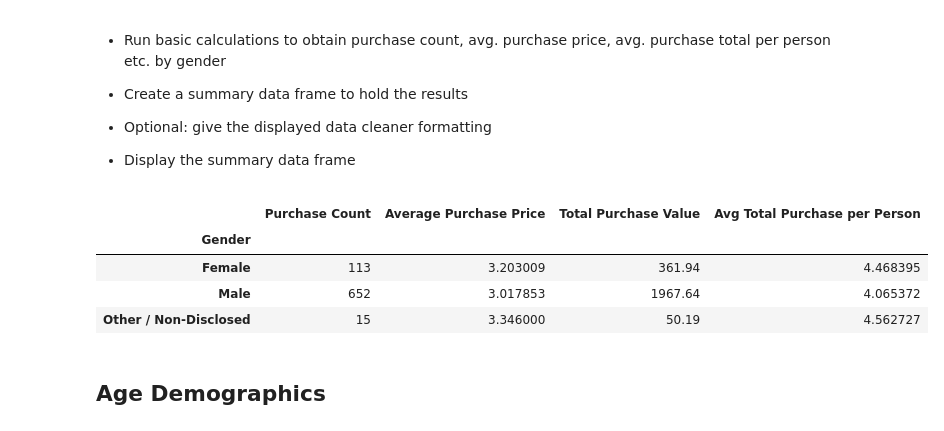
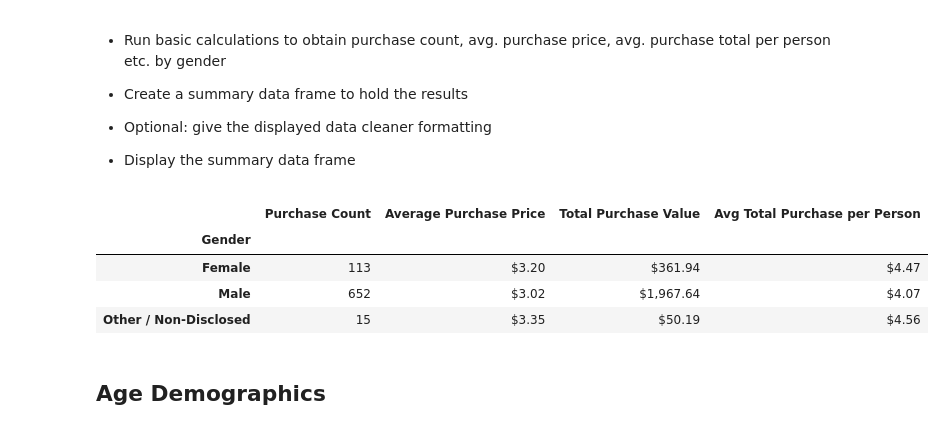
Before and after one commit to mongrella/pandas-challenge, a Jupyter notebook: HeroesofPymoli/HeroesofPymoli.ipynb, the cells around one changed output. Cells and saved outputs as stored; diff of their text form; code cells hidden in the pictures.

Commit message:
additional mapping edits

```diff
--- a/HeroesofPymoli/HeroesofPymoli.ipynb
+++ b/HeroesofPymoli/HeroesofPymoli.ipynb
@@ -119,34 +120,34 @@ gender_demo.style.format({"Percentage of Players":"{:.2f}%"})
 # %%
 #Group by gender for purchase count by count and Purchase ID
 purchase_count = gender_grouping["Purchase ID"].count()
 
 #Group by gender for average purchase price by mean and Price
 avg_pur_price = gender_grouping["Price"].mean()
 
 #Group by gender for average purchase value by sum and Price
 avg_pur_value = gender_grouping["Price"].sum()
 
 #Group by gender for average total purchase per person by division (unique users)
 avg_pur_person = avg_pur_value/unique_users
 
 #Create dataframe to summarize purchasing analytics by gender
 gender_purchases = pd.DataFrame({"Purchase Count": purchase_count,
                                     "Average Purchase Price": avg_pur_price,
                                     "Total Purchase Value": avg_pur_value,
                                     "Avg Total Purchase per Person": avg_pur_person})
 
-#Currency formatting code taken from https://pbpython.com/styling-pandas.html
-#CODE WILL NOT RUN HERE
-gender_purchases.style.format({'Average Purchase Price':'${0:,.2f}',
-                               'Total Purchase Value':'${0:,.2f}',
-                               'Avg Total Purchase per Person':'${0:,.2f}'})
+# Display the values with mapping formatting
+gender_purchases["Average Purchase Price"] = gender_purchases["Average Purchase Price"].map("${0:,.2f}".format)
+gender_purchases["Total Purchase Value"] = gender_purchases["Total Purchase Value"].map("${0:,.2f}".format)
+gender_purchases["Avg Total Purchase per Person"] = gender_purchases["Avg Total Purchase per Person"].map("${0:,.2f}".format)
+
 gender_purchases
 # %% [output]
 |  | Purchase Count | Average Purchase Price | Total Purchase Value | Avg Total Purchase per Person |
 | Gender |  |  |  |  |
-| Female | 113 | 3.203009 | 361.94 | 4.468395 |
-| Male | 652 | 3.017853 | 1967.64 | 4.065372 |
-| Other / Non-Disclosed | 15 | 3.346000 | 50.19 | 4.562727 |
+| Female | 113 | $3.20 | $361.94 | $4.47 |
+| Male | 652 | $3.02 | $1,967.64 | $4.07 |
+| Other / Non-Disclosed | 15 | $3.35 | $50.19 | $4.56 |
 # %% [markdown]
 ## Age Demographics
 # %% [markdown]
```
Also changed, not shown: parts of 3 cells of this notebook.
